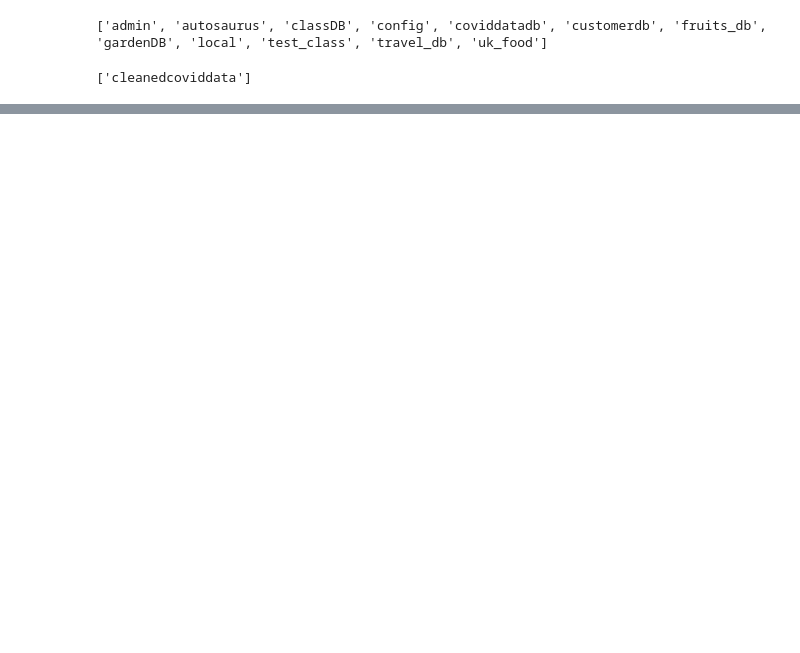
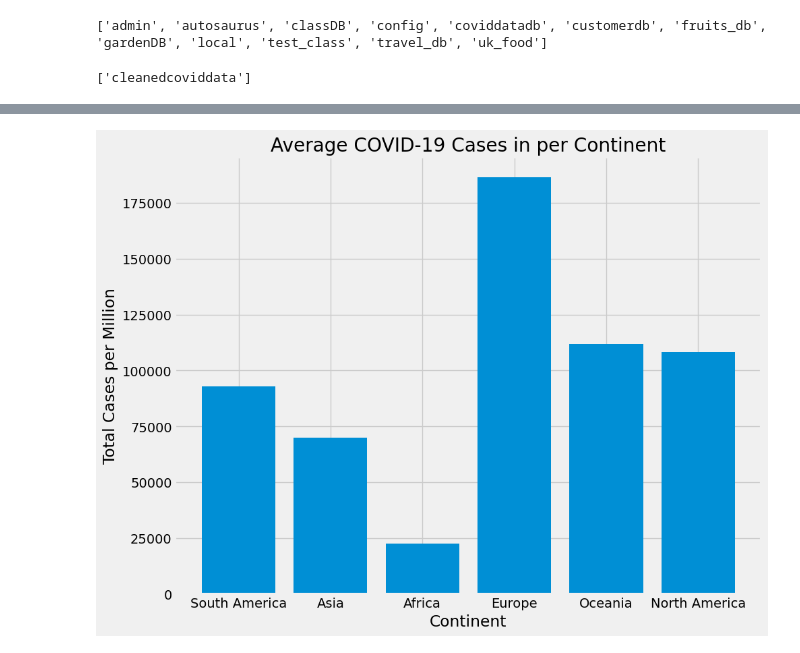
Before and after one commit to yasarsabir/Project-3, a Jupyter notebook: Queries.ipynb, the cells around one changed output, grey strips where cells are left out. Drawn from its saved outputs; the diff is of its cells as text; code cells hidden in the pictures; blank space fills up the shorter version.

```diff
--- a/Queries.ipynb
+++ b/Queries.ipynb
@@ -4,0 +1,5 @@ from pprint import pprint
+# %%
+%matplotlib inline
+from matplotlib import style
+style.use('fivethirtyeight')
+import matplotlib.pyplot as plt
@@ -132,0 +247,11 @@ pprint(establishments.find_one(query))
+# %%
+# query to show cases per million per continenet
+
+query = [{'$group': {'_id': "$continent", 'total': { '$avg': "$total_cases_per_million" }}}]
+results = list(collection.aggregate(query))
+pprint(results[0:10])
+
+result_df = pd.DataFrame(results)
+
+print("Rows in DataFrame: ", len(result_df))
+result_df.tail(10)
@@ -132,0 +275,22 @@ pprint(establishments.find_one(query))
+# %%
+# drop row 5
+result_df = result_df.dropna(subset=["_id"])
+# %%
+plt.figure(figsize=(10, 8))
+plt.bar(result_df["_id"], result_df['total'])
+plt.title("Average COVID-19 Cases in per Continent")
+plt.xlabel("Continent")
+plt.ylabel("Total Cases per Million")
+
+plt.grid(True)
+plt.show()
+
+# Adjust visibility and positioning of labels
+plt.xticks(rotation=45)  # Rotate x-labels for better visibility
+plt.tight_layout()  # Adjust spacing to prevent label clipping
+
+filename = 'avg_cases_per_million_continent'
+plt.savefig(filename + '.png')
+plt.close()
+# %% [output]
+[figure, added]
```
Also changed, not shown: parts of 57 cells of this notebook, 39 other files.
